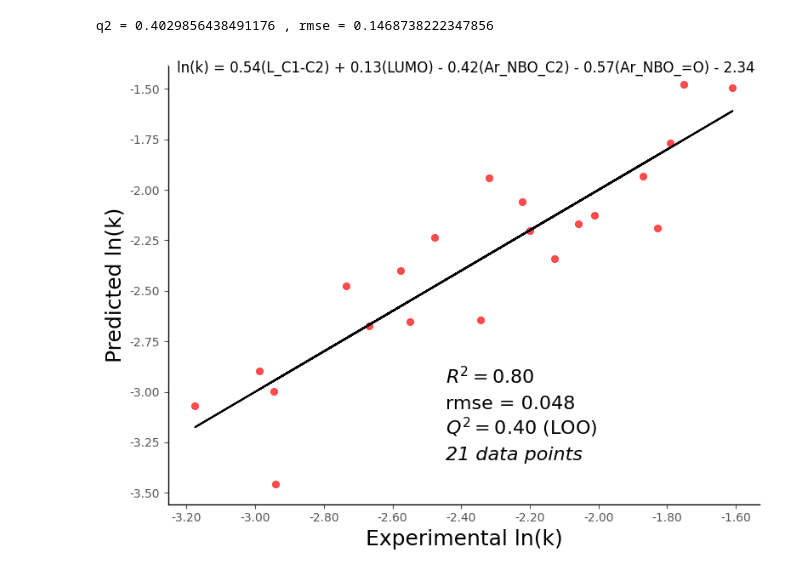
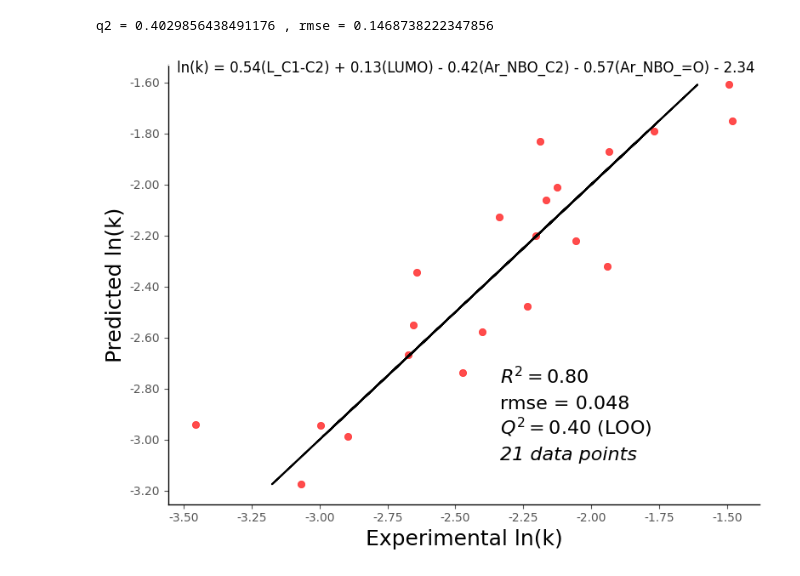
Before and after one commit to dennishcy/indigo_photoswitch, a Jupyter notebook: N_aryl_N_alkyl_indigo_toluene.ipynb, the cells around one changed output. Saved outputs shown, nothing was run; the diff lists cells and outputs as text; code cells hidden in the pictures.

```diff
--- a/N_aryl_N_alkyl_indigo_toluene.ipynb
+++ b/N_aryl_N_alkyl_indigo_toluene.ipynb
@@ -174,30 +173,30 @@ q2 = 0.4029856438491176 , rmse = 0.1468738222347856
 # %%
 from matplotlib.ticker import FormatStrFormatter
 
 plt.style.use('default')
 plt.style.use('ggplot')
 
 fig, ax = plt.subplots(figsize=(8, 6))
 
 ax.set_facecolor('w')
 
 ax.plot(y_pred2, y_pred2, color='k')
-ax.scatter(y_pred2, y2, edgecolor='r', facecolor='r', alpha=0.7)
+ax.scatter(y2, y_pred2, edgecolor='r', facecolor='r', alpha=0.7)
 ax.set_ylabel('Predicted ln(k)', fontsize=18, color='k')
 ax.set_xlabel('Experimental ln(k)', fontsize=18, color='k')
 ax.spines['bottom'].set_color('k')
 ax.spines['left'].set_color('k')
 ax.yaxis.set_major_formatter(FormatStrFormatter('%.2f'))
 ax.xaxis.set_major_formatter(FormatStrFormatter('%.2f'))
 
 fig.text(0.125, 0.96, 'ln(k) = 0.54(L_C1-C2) + 0.13(LUMO) - 0.42(Ar_NBO_C2) - 0.57(Ar_NBO_=O) - 2.34', fontsize = 12)
-fig.text(0.52, 0.35, '$R^2= 0.80$', fontsize = 16)
-fig.text(0.52, 0.30, 'rmse = 0.048', fontsize = 16)
-fig.text(0.52, 0.25, '$Q^2= 0.40$ (LOO)', fontsize = 16)
-fig.text(0.52, 0.20, '21 data points', fontsize = 16, style = 'italic')
+fig.text(0.60, 0.35, '$R^2= 0.80$', fontsize = 16)
+fig.text(0.60, 0.30, 'rmse = 0.048', fontsize = 16)
+fig.text(0.60, 0.25, '$Q^2= 0.40$ (LOO)', fontsize = 16)
+fig.text(0.60, 0.20, '21 data points', fontsize = 16, style = 'italic')
 
 fig.tight_layout()
 
 plt.savefig('N_aryl_N_alkyl_indigo_toluene.png', bbox_inches='tight')
 # %% [output]
-[figure, old version]
+[figure, new version]
```
Also changed, not shown: parts of 1 cell of this notebook, 1 other file.
